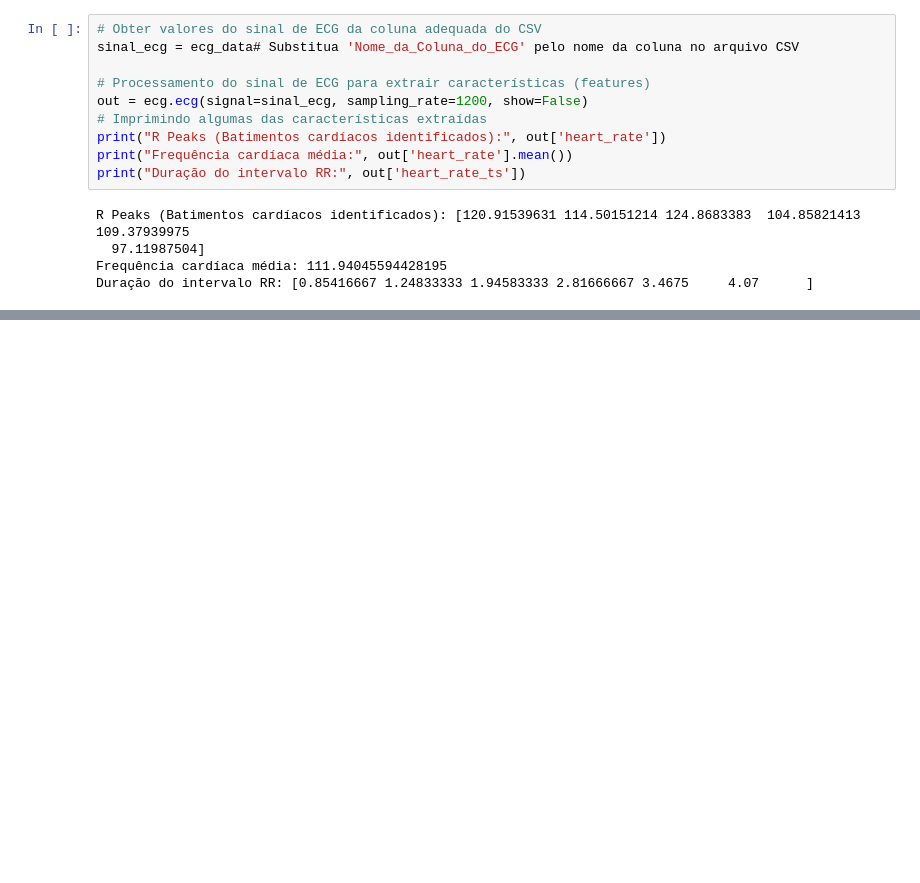
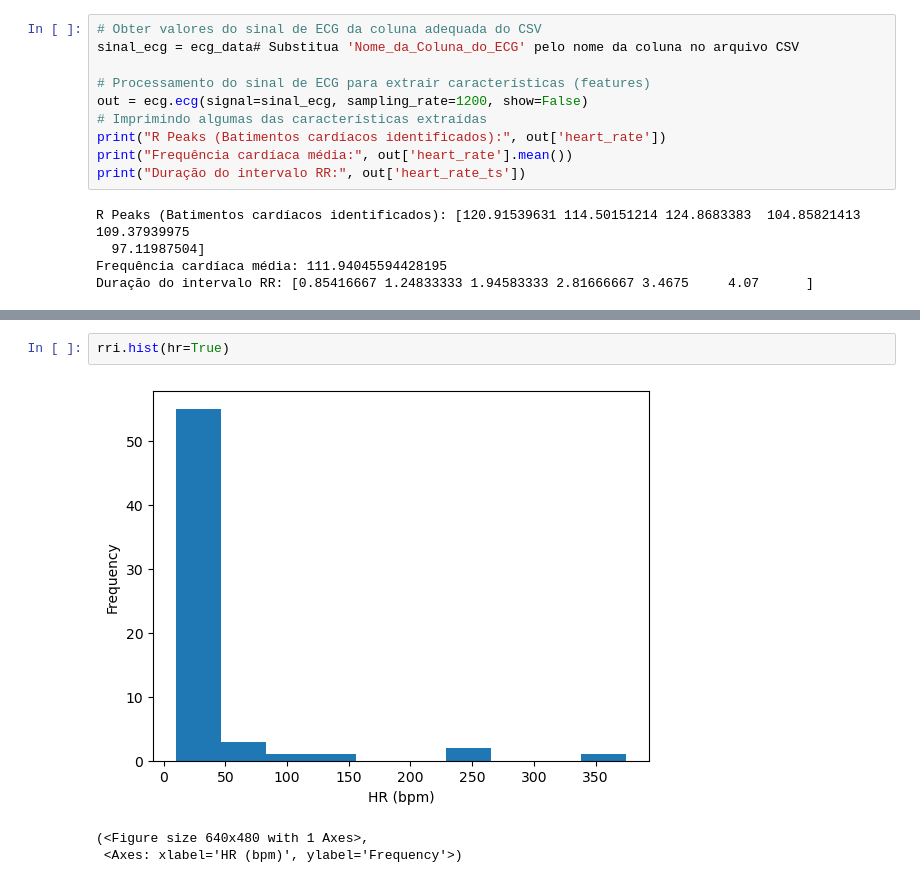
Before and after one commit to eltonsarmanho/AnaliseECG, a Jupyter notebook: AnaliseDadosECG.ipynb, the cells around one changed output, grey strips where cells are left out. Drawn from its saved outputs; the diff is of its cells as text; blank space fills up the shorter version.

```diff
--- a/AnaliseDadosECG.ipynb
+++ b/AnaliseDadosECG.ipynb
@@ -168,0 +212,6 @@ Frequência Cardíaca (BPM): [120.91539631 114.50151214 124.8683383  104.8582141
+# %%
+rri.hist(hr=True)
+# %% [output]
+[figure, added]
+(<Figure size 640x480 with 1 Axes>,
+ <Axes: xlabel='HR (bpm)', ylabel='Frequency'>)
```
Also changed, not shown: parts of 10 cells of this notebook.
